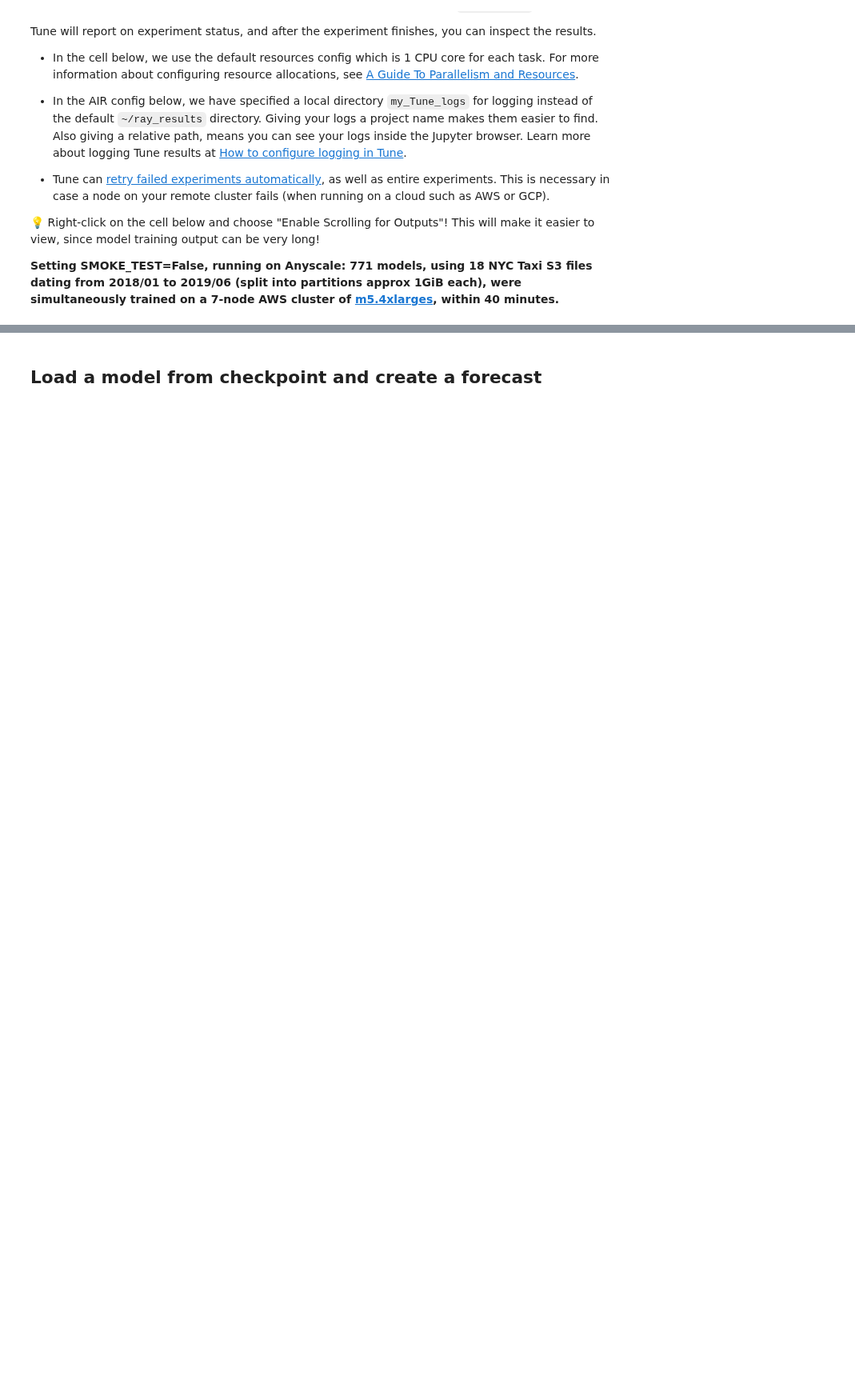
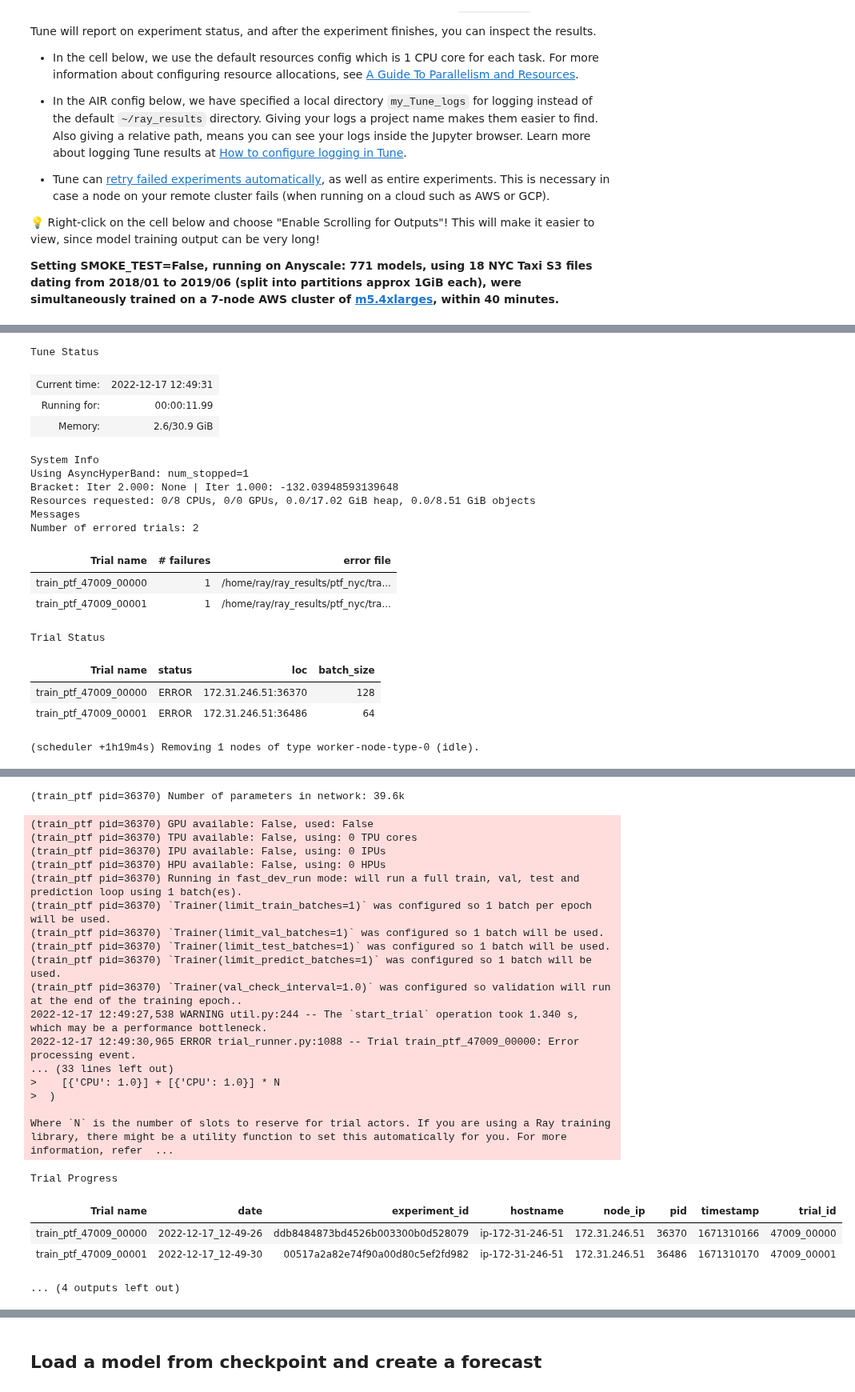
Before and after one commit to christy/AnyscaleDemos, a Jupyter notebook: forecasting_demos/pytorch_forecasting_tune.ipynb, the cells around one changed output, grey strips where cells are left out. Shown at 80% size. Cells and saved outputs as stored; diff of their text form; code cells hidden in the pictures; blank space fills up the shorter version.

```diff
--- a/forecasting_demos/pytorch_forecasting_tune.ipynb
+++ b/forecasting_demos/pytorch_forecasting_tune.ipynb
@@ -746,0 +792,41 @@ AttributeError: 'ExperimentAnalysis' object has no attribute 'get_best_result'
+# %%
+# Use Ray 2.2 Tune APIs
+# https://docs.ray.io/en/latest/tune/examples/tune-pytorch-lightning.html
+# NOTE Trouble using: resources_per_trial
+resources_per_trial = {"cpu": 1, "gpu": 0}
+tuner = tune.Tuner(
+        tune.with_resources(
+            train_fn_with_parameters,
+            resources=resources_per_trial,
+        ),
+        tune_config=tune.TuneConfig(
+#             metric="loss",
+#             mode="min",
+            scheduler=scheduler,
+        ),
+        run_config=air.RunConfig(
+            name="ptf_nyc",
+#             progress_reporter=reporter, #custom tune reporting
+        ),
+        param_space=FORECAST_CONFIG,
+    )
+results = tuner.fit()
+# %% [output]
+Tune Status
+| Current time: | 2022-12-17 12:49:31 |
+| Running for: | 00:00:11.99 |
+| Memory: | 2.6/30.9 GiB |
+System Info
+Using AsyncHyperBand: num_stopped=1
+Bracket: Iter 2.000: None | Iter 1.000: -132.03948593139648
+Resources requested: 0/8 CPUs, 0/0 GPUs, 0.0/17.02 GiB heap, 0.0/8.51 GiB objects
+Messages
+Number of errored trials: 2
+| Trial name | # failures | error file |
+| train_ptf_47009_00000 | 1 | /home/ray/ray_results/ptf_nyc/tra... |
+| train_ptf_47009_00001 | 1 | /home/ray/ray_results/ptf_nyc/tra... |
+Trial Status
+| Trial name | status | loc | batch_size |
+| train_ptf_47009_00000 | ERROR | 172.31.246.51:36370 | 128 |
+| train_ptf_47009_00001 | ERROR | 172.31.246.51:36486 | 64 |
+(scheduler +1h19m4s) Removing 1 nodes of type worker-node-type-0 (idle).
@@ -747,3 +834,26 @@ AttributeError: 'ExperimentAnalysis' object has no attribute 'get_best_result'
+(train_ptf pid=36370) Number of parameters in network: 39.6k
+(train_ptf pid=36370) GPU available: False, used: False
+(train_ptf pid=36370) TPU available: False, using: 0 TPU cores
+(train_ptf pid=36370) IPU available: False, using: 0 IPUs
+(train_ptf pid=36370) HPU available: False, using: 0 HPUs
+(train_ptf pid=36370) Running in fast_dev_run mode: will run a full train, val, test and prediction loop using 1 batch(es).
+(train_ptf pid=36370) `Trainer(limit_train_batches=1)` was configured so 1 batch per epoch will be used.
+(train_ptf pid=36370) `Trainer(limit_val_batches=1)` was configured so 1 batch will be used.
+(train_ptf pid=36370) `Trainer(limit_test_batches=1)` was configured so 1 batch will be used.
+(train_ptf pid=36370) `Trainer(limit_predict_batches=1)` was configured so 1 batch will be used.
+(train_ptf pid=36370) `Trainer(val_check_interval=1.0)` was configured so validation will run at the end of the training epoch..
+2022-12-17 12:49:27,538 WARNING util.py:244 -- The `start_trial` operation took 1.340 s, which may be a performance bottleneck.
+2022-12-17 12:49:30,965 ERROR trial_runner.py:1088 -- Trial train_ptf_47009_00000: Error processing event.
+... (33 lines left out)
+>    [{'CPU': 1.0}] + [{'CPU': 1.0}] * N
+>  )
+
+Where `N` is the number of slots to reserve for trial actors. If you are using a Ray training library, there might be a utility function to set this automatically for you. For more information, refer  ...
+Trial Progress
+| Trial name | date | experiment_id | hostname | node_ip | pid | timestamp | trial_id |
+| train_ptf_47009_00000 | 2022-12-17_12-49-26 | ddb8484873bd4526b003300b0d528079 | ip-172-31-246-51 | 172.31.246.51 | 36370 | 1671310166 | 47009_00000 |
+| train_ptf_47009_00001 | 2022-12-17_12-49-30 | 00517a2a82e74f90a00d80c5ef2fd982 | ip-172-31-246-51 | 172.31.246.51 | 36486 | 1671310170 | 47009_00001 |
+... (4 outputs left out)
 # %%
 # ## EVALUATE THE DL MODEL
 
```
Also changed, not shown: parts of 13 cells of this notebook.
